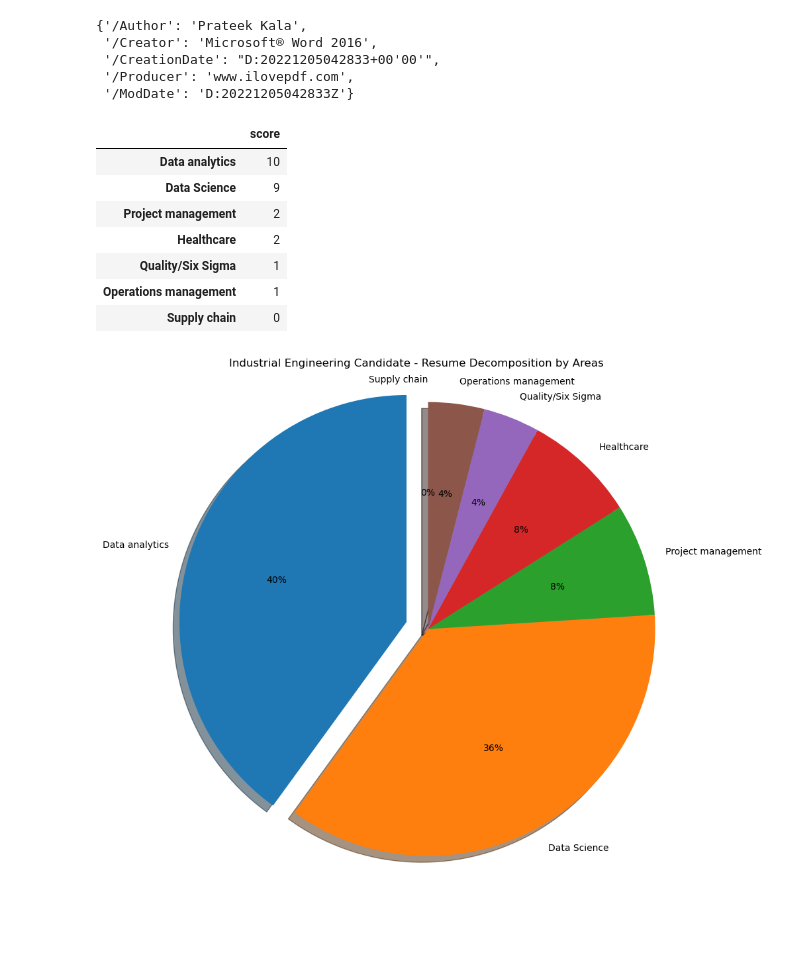
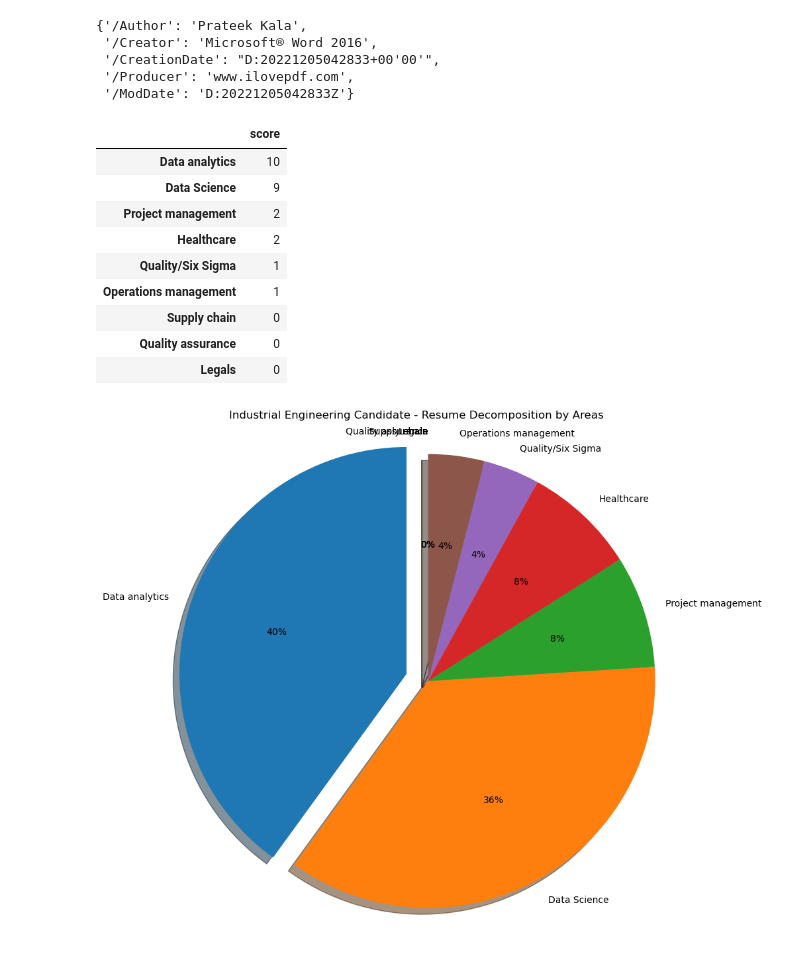
Before and after one commit to Mr-PU/Resume-NLP, a Jupyter notebook: Resume Scoring (2).ipynb, the cells around one changed output. Saved outputs shown, nothing was run; the diff lists cells and outputs as text; code cells hidden in the pictures; blank space fills up the shorter version.

```diff
--- a/Resume Scoring (2).ipynb
+++ b/Resume Scoring (2).ipynb
@@ -92,6 +92,12 @@ terms = {'Quality/Six Sigma':['black belt','capability analysis','control charts
                         'reorder point','rout','safety stock','scheduling','shipping','stock','suppliers',
                         'third party logistics','transport','transportation','traffic','supply chain',
                         'vendor','warehouse','wip','work in progress'],
+        'Quality assurance':['requirement analysis', 'writing test cases', 'executing test cases', 'logging defects and tracking',
+                        'preparing test reports', 'Agile Methodology', 'Test Automation', 'Continuous Integration', 'Scrum',
+                        'Selenium', 'QTP', 'Jmeter','SDLC', 'STLC''requirement analysis', 'writing test cases',
+                        'executing test cases', 'logging defects and tracking','preparing test reports',
+                        'Agile Methodology', 'Test Automation', 'Continuous Integration', 'Scrum', 'Selenium',
+                        'QTP', 'Jmeter', 'SDLC', 'STLC'],
         'Project management':['administration','agile','budget','cost','direction','feasibility analysis',
                               'finance','kanban','leader','leadership','management','milestones','planning',
                               'pmi','pmp','problem','project','risk','schedule','scrum','stakeholders'],
@@ -100,6 +106,10 @@ terms = {'Quality/Six Sigma':['black belt','capability analysis','control charts
                           'hypothesis test','iot','internet','machine learning','modeling','nosql',
                           'predictive','programming','python','r','sql','tableau','text mining',
                           'visualuzation'],
+         'Legals':['Contract Preparation' , 'HIPAA Compliance' , 'Motions' , 'Pleadings' , 'Discovery Requests & Responses' ,
+                           'Legal Research & Correspondence' , 'Docket Management' , 'Memorandums' , 'Arguments' , 'Mediation' , 'Compliance'
+                           , 'Problem Solving' , 'Client Relations' , 'Public Speaking' , 'Project Management' , 'Litigation' , 'Depositions'
+                           , 'Trial Preparation' , 'Insurance Reporting' , 'Negotiation Strategies'],
          'Data Science':['analytics','CNN', 'MTCNN', 'Data Science', 'GAN', 'api','aws','big data','busines intelligence','clustering','code',
                           'coding','data','database','data mining','data science','deep learning','machine learning','nosql','nlp',
                           'predictive','programming','python','r','sql','tableau','text mining',
@@ -116,6 +126,7 @@ project = 0
 data = 0
 healthcare = 0
 DataScience =0
+Legal = 0
 
 # Create an empty list where the scores will be stored
 scores = []
@@ -134,6 +145,12 @@ for area in terms.keys():
             if word in text:
                 operations +=1
         scores.append(operations)
+
+    elif area == 'Legal':
+        for word in terms[area]:
+            if word in text:
+                operations +=1
+        scores.append(Legal)
 
     elif area == 'Supply chain':
         for word in terms[area]:
@@ -177,15 +194,17 @@ summary
 | Quality/Six Sigma | 1 |
 | Operations management | 1 |
 | Supply chain | 0 |
+| Quality assurance | 0 |
+| Legals | 0 |
 # %%
 # Create pie chart visualization
 pie = plt.figure(figsize=(10,10))
-plt.pie(summary['score'], labels=summary.index, explode = (0.1,0,0,0,0,0,0), autopct='%1.0f%%',shadow=True,startangle=90)
+plt.pie(summary['score'], labels=summary.index, explode = (0.1,0,0,0,0,0,0,0, 0), autopct='%1.0f%%',shadow=True,startangle=90)
 plt.title('Industrial Engineering Candidate - Resume Decomposition by Areas')
 plt.axis('equal')
 plt.show()
 
 # Save pie chart as a .png file
 #pie.savefig('resume_screening_results.png')
 # %% [output]
-[figure, old version]
+[figure, new version]
```
Also changed, not shown: 1 other file.
